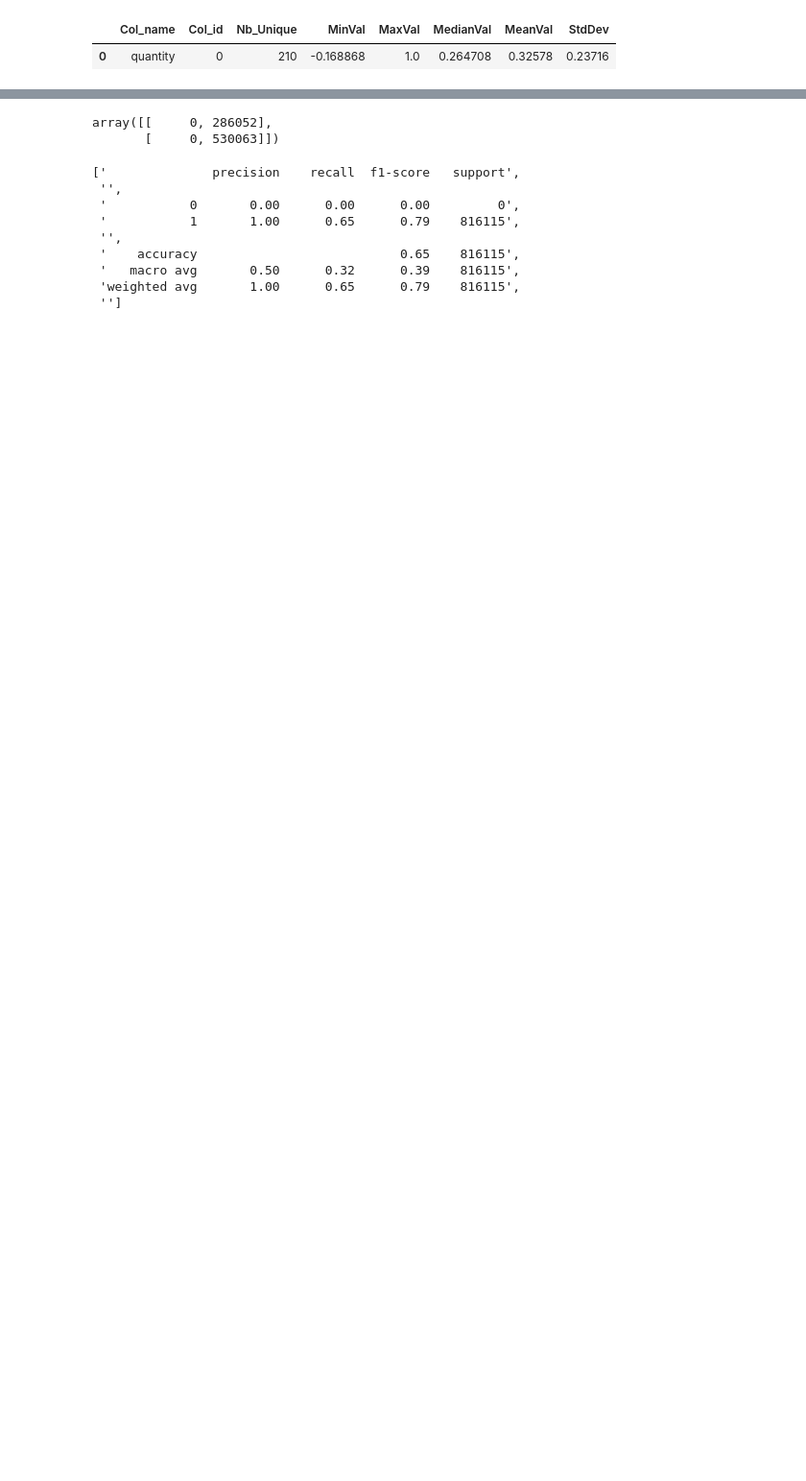
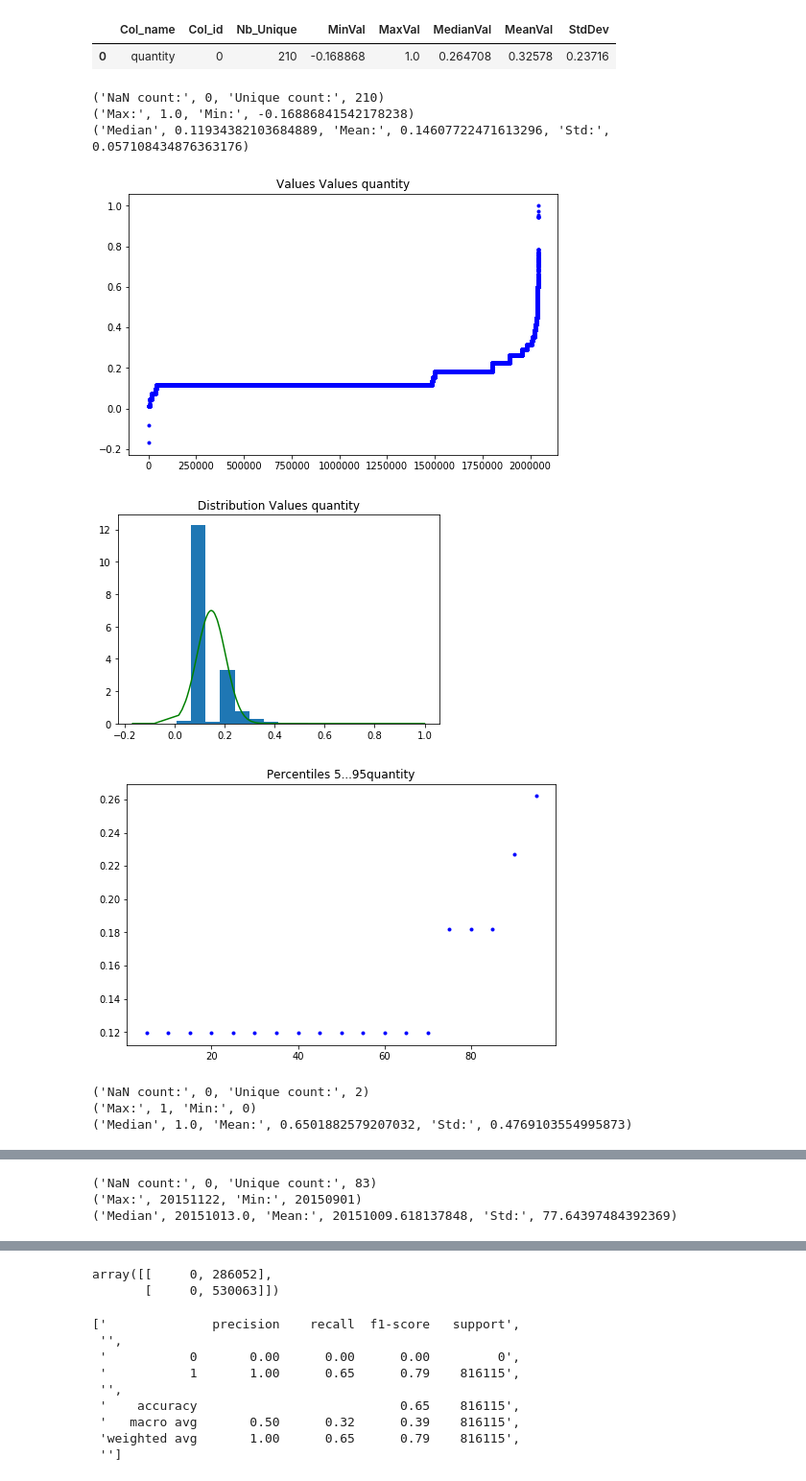
Before and after one commit to arita37/da, a Jupyter notebook: da/shopping_timeseries.ipynb, the cells around one changed output, grey strips where cells are left out. Shown at 96% size. Drawn from its saved outputs; the diff is of its cells as text; code cells hidden in the pictures; blank space fills up the shorter version.

```diff
--- a/da/shopping_timeseries.ipynb
+++ b/da/shopping_timeseries.ipynb
@@ -206,12 +165,12 @@ df_full_date['shopping_started_quarter'] = Get_Quarter(0)
-# %%
-df_full_date['shopping_started_week'] = Get_week(0)
-#df_full_date['shopping_ended_week'] = Get_week(1)
-# %%
-df_full_date['shopping_started_hour'] = Get_hour(0)
-#df_full_date['shopping_ended_hour'] = Get_hour(1)
-# %%
-df_full_date['shopping_started_milisec'] = Get_milisec(0)
-#df_full_date['shopping_ended_milisec'] = Get_milisec(1)
-# %%
-df_full_date['shopping_started_at'] = Get_int(0)
-#df_full_date['shopping_ended_at'] = Get_int(1)
+# %%
+util_plot.plot_col_distribution(df_full_date)
+# %% [output]
+('NaN count:', 0, 'Unique count:', 210)
+('Max:', 1.0, 'Min:', -0.16886841542178238)
+('Median', 0.11934382103684889, 'Mean:', 0.14607722471613296, 'Std:', 0.057108434876363176)
+[figure, added]
+[figure, added]
+[figure, added]
+('NaN count:', 0, 'Unique count:', 2)
+('Max:', 1, 'Min:', 0)
+('Median', 1.0, 'Mean:', 0.6501882579207032, 'Std:', 0.4769103554995873)
@@ -217,0 +180,3 @@ df_full_date['shopping_started_at'] = Get_int(0)
+('NaN count:', 0, 'Unique count:', 83)
+('Max:', 20151122, 'Min:', 20150901)
+('Median', 20151013.0, 'Mean:', 20151009.618137848, 'Std:', 77.64397484392369)
```
Also changed, not shown: parts of 18 cells of this notebook.
